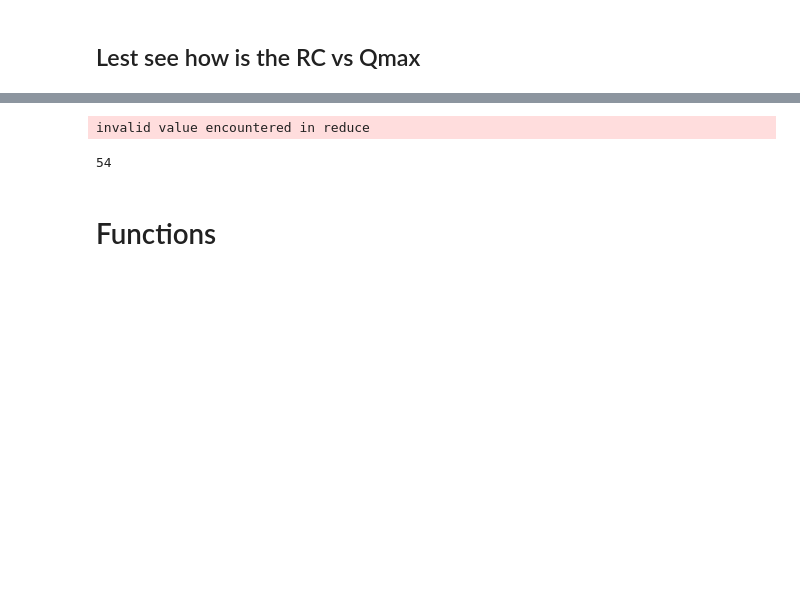
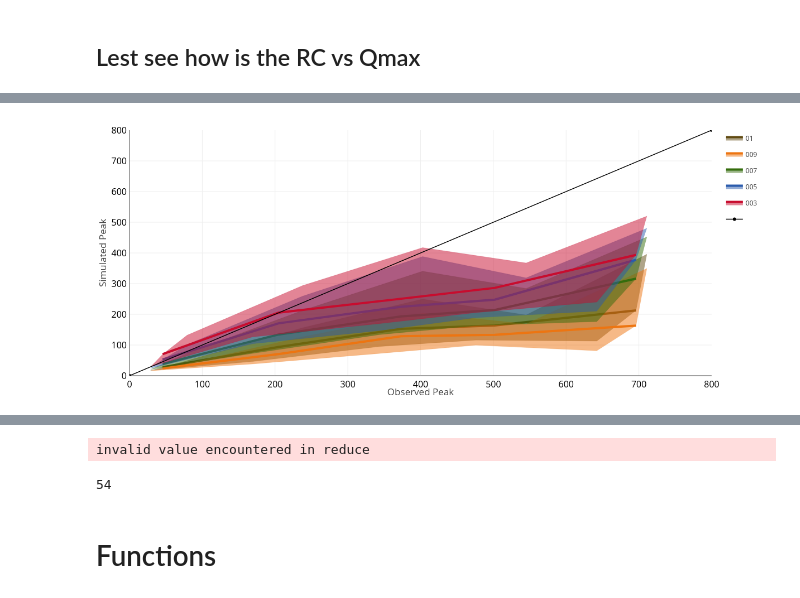
Before and after one commit to nicolas998/Scratch, a Jupyter notebook: RunoffExperiment/Tl_Consistency.ipynb, the cells around one changed output, grey strips where cells are left out. Cells and saved outputs as stored; diff of their text form; code cells hidden in the pictures; blank space fills up the shorter version.

```diff
--- a/RunoffExperiment/Tl_Consistency.ipynb
+++ b/RunoffExperiment/Tl_Consistency.ipynb
@@ -172 +207,48 @@ CreateColorbar(coloresRa, np.linspace(0,300,9), '/home/nicolas/Desktop/RainfallC
+# %%
+#Scatter Overall analysis
+ObsList = []
+SimList = []
+Texto = []
+Nombres = []
+Color = []
+Alpha = []
+
+pos = np.random.choice(Qmax.size, 1000)
+c = []
+for tl, qmax, op in zip(TlValues,QmaxS, [1,0.5,0.5,0.5,0.5]):
+    ObsList.append(Qmax[pos])
+    SimList.append(qmax[pos])
+    Texto.append(tl)
+    Nombres.append(tl)
+    Color.append(ColorModels[tl])
+    Alpha.append(op)
+
+div, fig = Scatter(ObsList, SimList, multiple=True,
+    Color = Color, Texto = Texto, Nombres = Nombres,opacity = Alpha,
+    width=600, height=500, rangoX=[0,900], rangoY=[0,900],
+    xLabel = 'Observed Peak [m3/s]', yLabel = 'Simulated Peak [m3/s]',
+    )
+# %%
+ObsList = []
+SimList = []
+Texto = []
+Nombres = []
+Color = []
+Alpha = []
+
+for qmax, tl,op in zip(QmaxS, TlValues, [0.75,0.75,0.75,0.75,0.75]):
+    ObsList.append(Qmax)
+    SimList.append(qmax)
+    Texto.append(tl)
+    Nombres.append(tl)
+    Color.append(ColorModels[tl])
+    Alpha.append(op)
+
+div, fig = Dispersion(ObsList, SimList, np.linspace(0,750,6), Percent=[25,50,75],
+    Color = Color, Texto = Texto, Nombres = Nombres,
+    width=600, height=500, rangoX=[0,800], rangoY=[0,800],
+    xLabel = 'Observed Peak', yLabel = 'Simulated Peak',
+    )
+# %% [output]
+[figure, added]
 # %%
```
Also changed, not shown: parts of 18 cells of this notebook.
